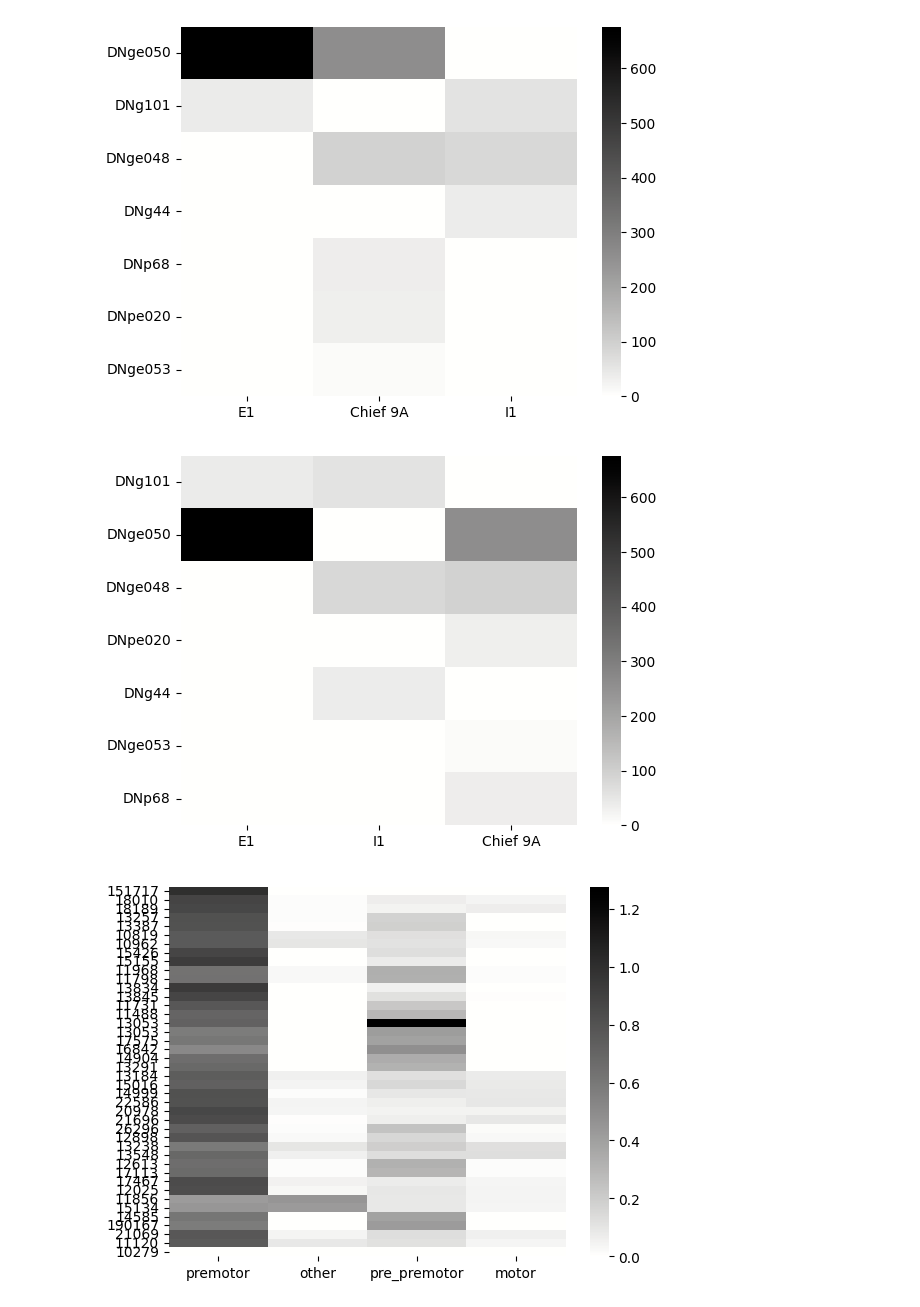
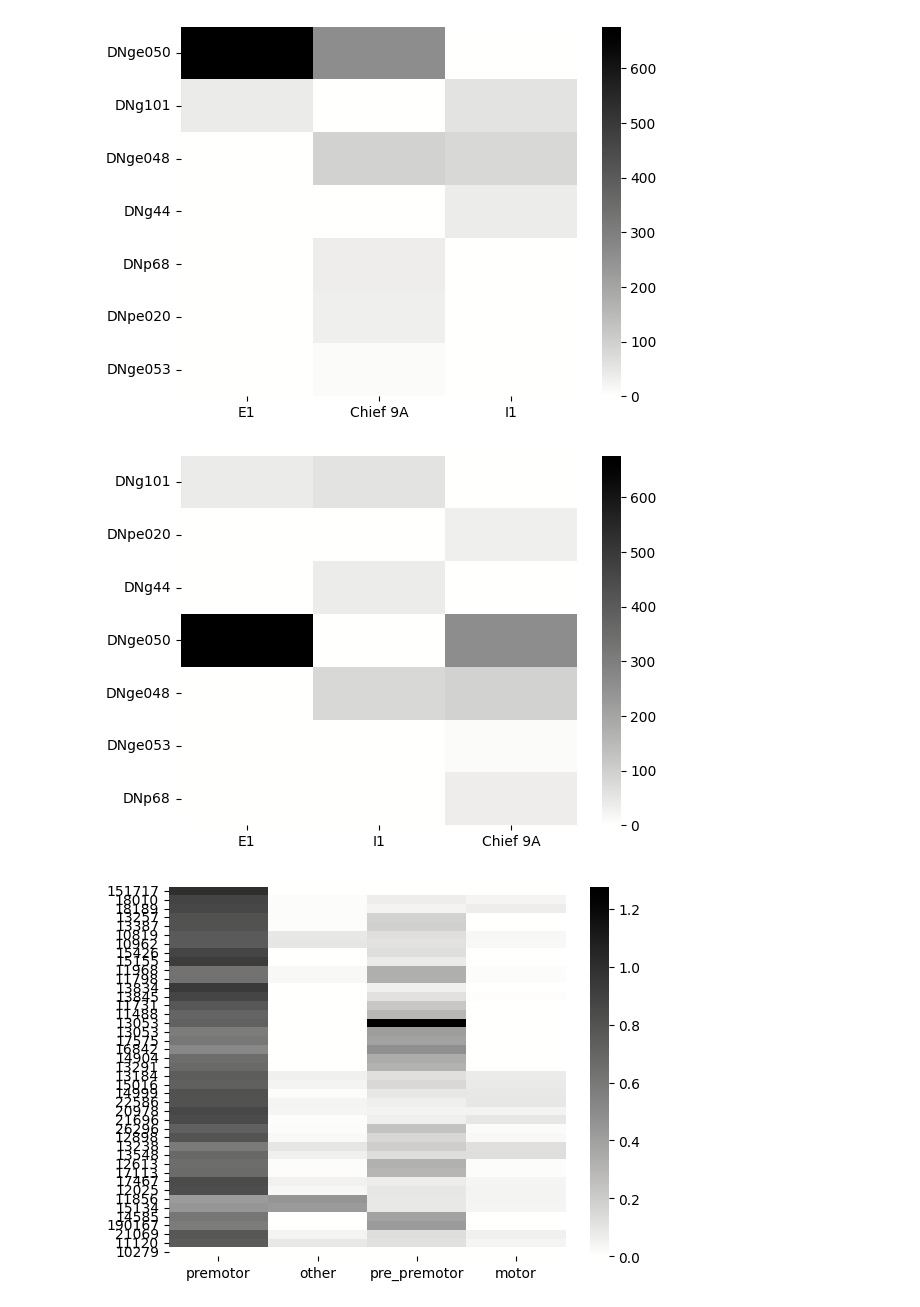
Before and after one commit to chrisjdallmann/roadrunner, a Jupyter notebook: code/manc_neuron_analysis.ipynb, the cells around one changed output. Drawn from its saved outputs; the diff is of its cells as text; code cells hidden in the pictures.

```diff
--- a/code/manc_neuron_analysis.ipynb
+++ b/code/manc_neuron_analysis.ipynb
@@ -202,17 +202,17 @@ plt.show()
 [figure]
 # %%
 # Plot sorted connectivity with neurons of interest
-row_sort_index = [1,0,2,5,3,6,4]
+row_sort_index = [1,5,3,0,2,6,4]
 column_sort_index = [0,2,1]
 
 conn_mat_sorted = conn_mat[row_sort_index,:]
 conn_mat_sorted = conn_mat_sorted[:,column_sort_index]
 
 sns.heatmap(conn_mat_sorted, cmap=cmap, yticklabels=pre_names[row_sort_index], xticklabels=post_names[column_sort_index])
 #plt.savefig(r"C:\Users\Chris\Desktop\figure.eps", bbox_inches="tight", transparent=True)
 plt.show()
 # %% [output]
-[figure, old version]
+[figure, new version]
 # %%
 # Initialize synapse dictionary
 neuron_types = df_connectivity_post.neuron_type.unique().tolist()
```
Also changed, not shown: parts of 3 cells of this notebook.
